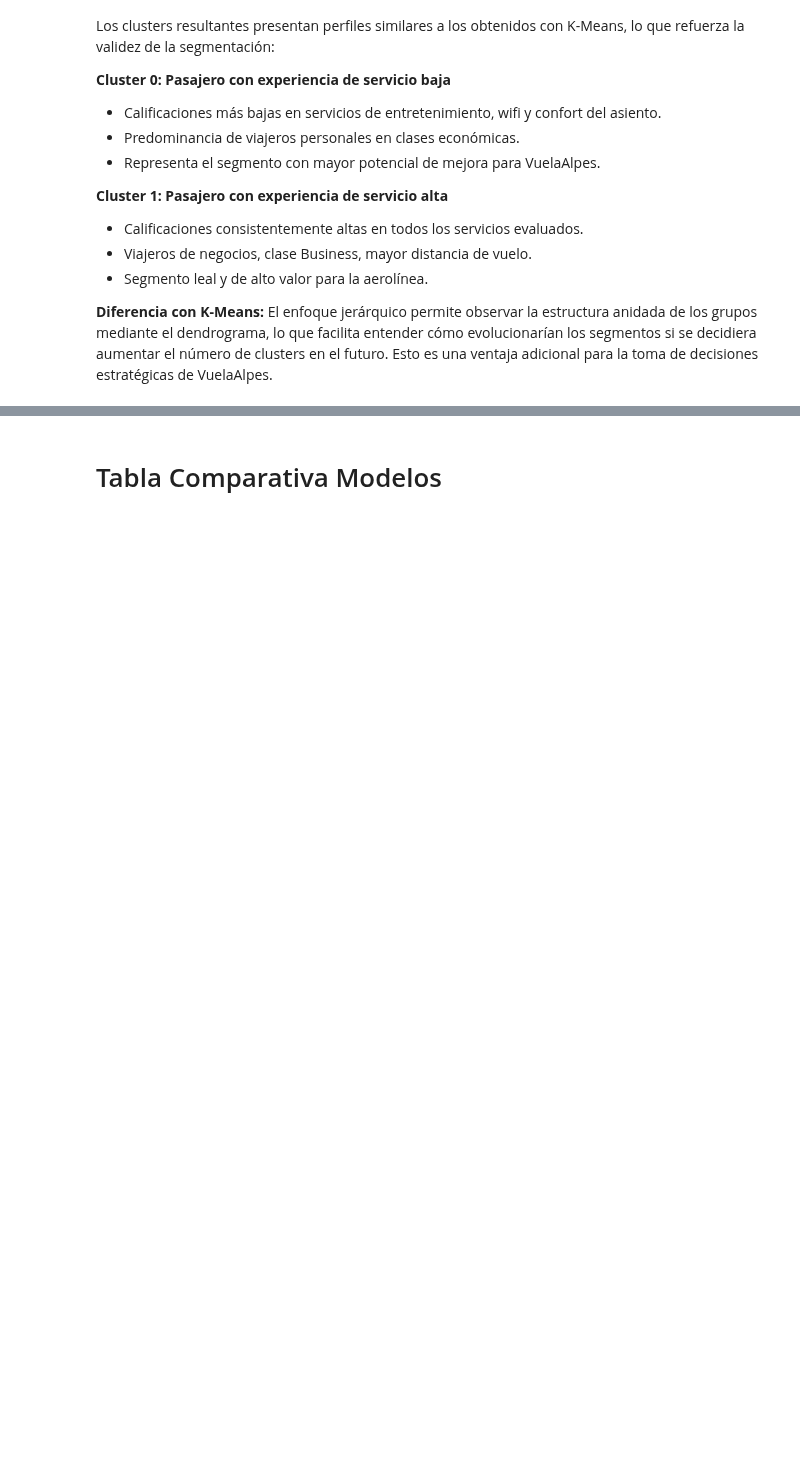
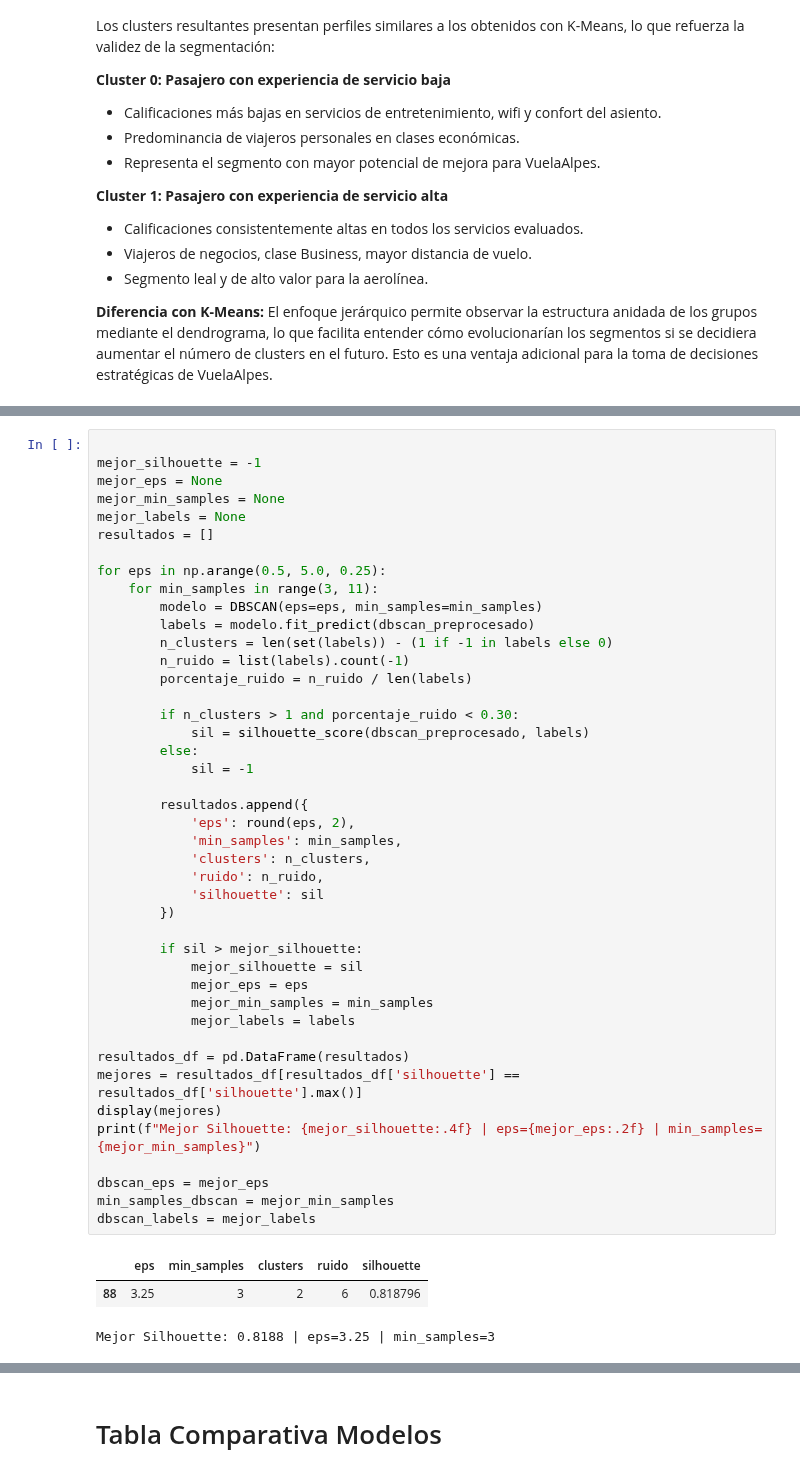
Before and after one commit to estefania-garcia/L4-Tarea-de-Agrupacion, a Jupyter notebook: Laboratorio 4.ipynb, the cells around one changed output, grey strips where cells are left out. Saved outputs shown, nothing was run; the diff lists cells and outputs as text; blank space fills up the shorter version.

```diff
--- a/Laboratorio 4.ipynb
+++ b/Laboratorio 4.ipynb
@@ -686,0 +721,47 @@ El Agglomerative Clustering con *linkage = ward* produce una segmentación jerá
+# %%
+
+mejor_silhouette = -1
+mejor_eps = None
+mejor_min_samples = None
+mejor_labels = None
+resultados = []
+
+for eps in np.arange(0.5, 5.0, 0.25):
+    for min_samples in range(3, 11):
+        modelo = DBSCAN(eps=eps, min_samples=min_samples)
+        labels = modelo.fit_predict(dbscan_preprocesado)
+        n_clusters = len(set(labels)) - (1 if -1 in labels else 0)
+        n_ruido = list(labels).count(-1)
+        porcentaje_ruido = n_ruido / len(labels)
+
+        if n_clusters > 1 and porcentaje_ruido < 0.30:
+            sil = silhouette_score(dbscan_preprocesado, labels)
+        else:
+            sil = -1
+
+        resultados.append({
+            'eps': round(eps, 2),
+            'min_samples': min_samples,
+            'clusters': n_clusters,
+            'ruido': n_ruido,
+            'silhouette': sil
+        })
+
+        if sil > mejor_silhouette:
+            mejor_silhouette = sil
+            mejor_eps = eps
+            mejor_min_samples = min_samples
+            mejor_labels = labels
+
+resultados_df = pd.DataFrame(resultados)
+mejores = resultados_df[resultados_df['silhouette'] == resultados_df['silhouette'].max()]
+display(mejores)
+print(f"Mejor Silhouette: {mejor_silhouette:.4f} | eps={mejor_eps:.2f} | min_samples={mejor_min_samples}")
+
+dbscan_eps = mejor_eps
+min_samples_dbscan = mejor_min_samples
+dbscan_labels = mejor_labels
+# %% [output]
+|  | eps | min_samples | clusters | ruido | silhouette |
+| 88 | 3.25 | 3 | 2 | 6 | 0.818796 |
+Mejor Silhouette: 0.8188 | eps=3.25 | min_samples=3
```
Also changed, not shown: parts of 11 cells of this notebook.
